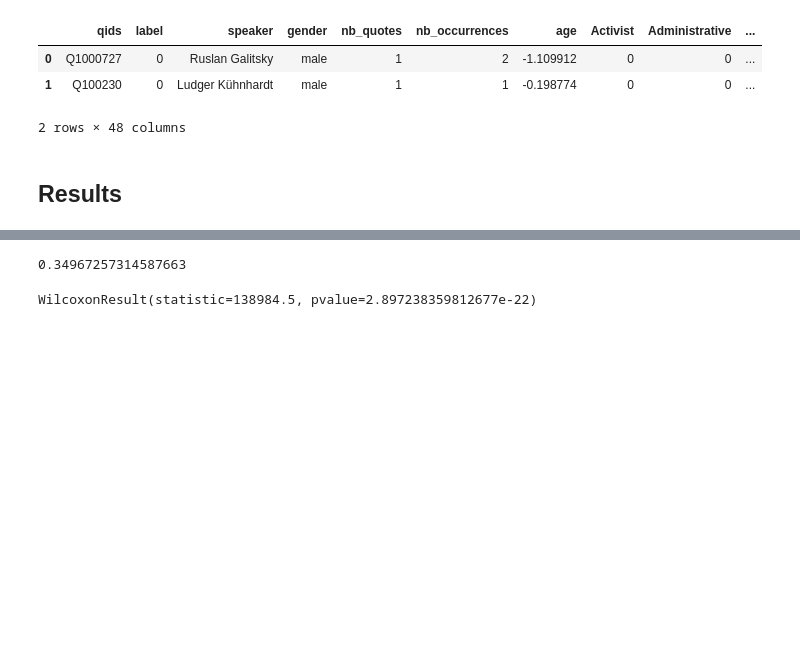
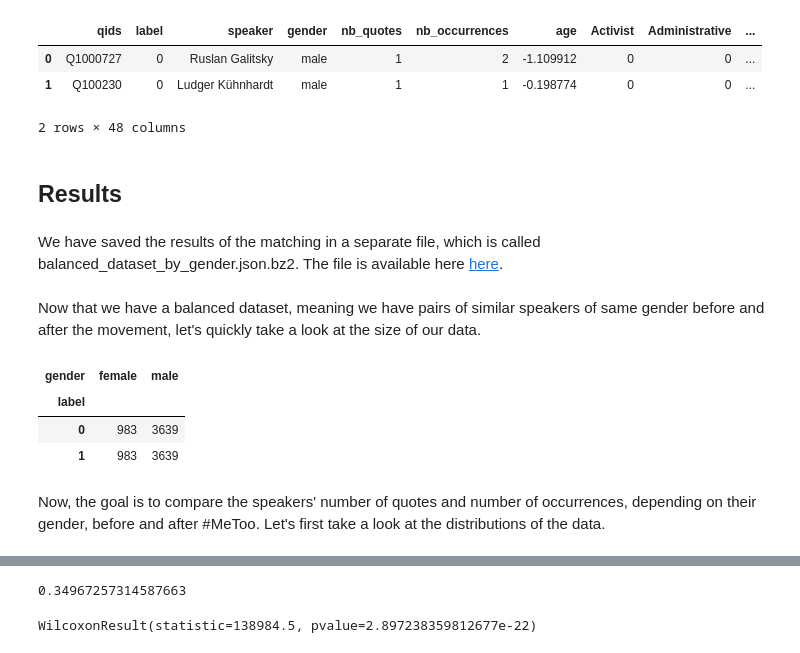
Before and after one commit to janougome/ADA-team, a Jupyter notebook: Milestone3.ipynb, the cells around one changed output, grey strips where cells are left out. Cells and saved outputs as stored; diff of their text form; code cells hidden in the pictures; blank space fills up the shorter version.

Commit message:
debut de redaction partie results (intro wilcoxon)

```diff
--- a/Milestone3.ipynb
+++ b/Milestone3.ipynb
@@ -327,6 +327,8 @@ for element in matching:
 textfile.close()""";
 # %% [markdown]
 ## Results
+# %% [markdown]
+We have saved the results of the matching in a separate file, which is called balanced_dataset_by_gender.json.bz2. The file is available here [here](data/results/balanced_dataset_by_gender.csv.bz2).
 # %%
 DATA_FOLDER_RESULT = 'data/results/'
 BALANCED_DATA_BY_GENDER = DATA_FOLDER_RESULT + 'balanced_dataset_by_gender.json.bz2'
@@ -337,3 +339,14 @@ balanced_female = pd.read_json(BALANCED_DATA_FEMALE)
+# %% [markdown]
+Now that we have a balanced dataset, meaning we have pairs of similar speakers of same gender before and after the movement, let's quickly take a look at the size of our data.
+# %%
+pd.crosstab([balanced_all_genders.label], [balanced_all_genders.gender])
+# %% [output]
+| gender | female | male |
+| label |  |  |
+| 0 | 983 | 3639 |
+| 1 | 983 | 3639 |
+# %% [markdown]
+Now, the goal is to compare the speakers' number of quotes and number of occurrences, depending on their gender, before and after #MeToo. Let's first take a look at the distributions of the data.
 # %%
 male_balanced = balanced_all_genders[balanced_all_genders['gender'] == 'male']
 fmale_balanced = balanced_all_genders[balanced_all_genders['gender'] == 'female']
```
Also changed, not shown: parts of 14 cells of this notebook, 1 other file.
